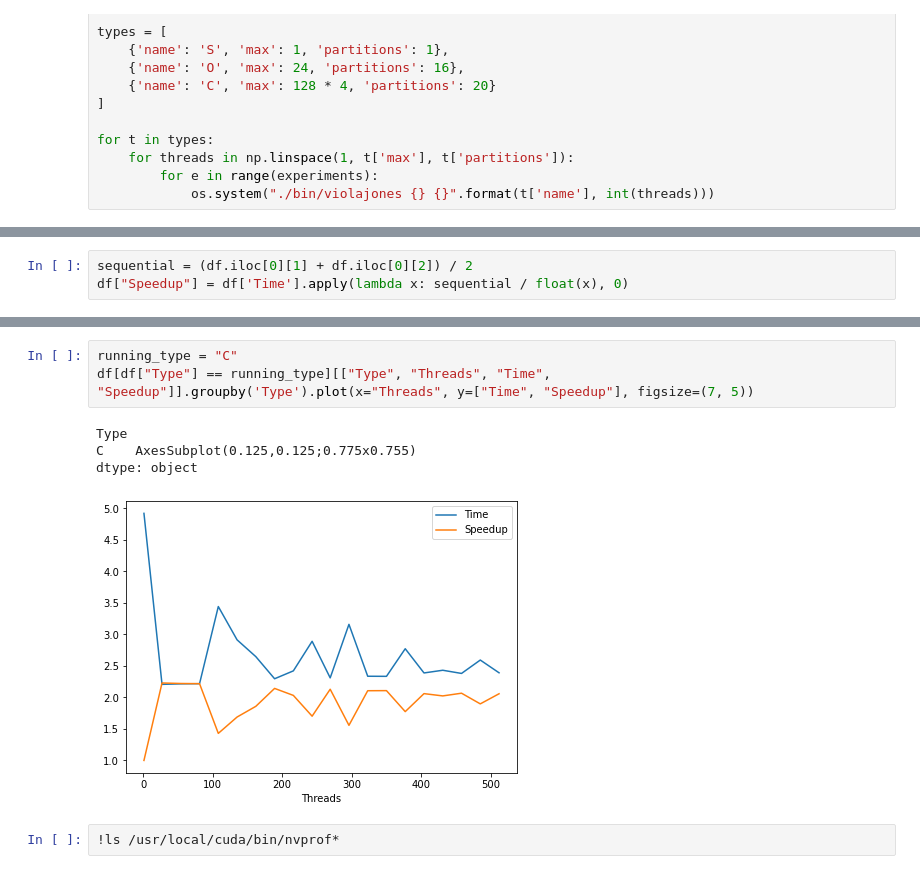
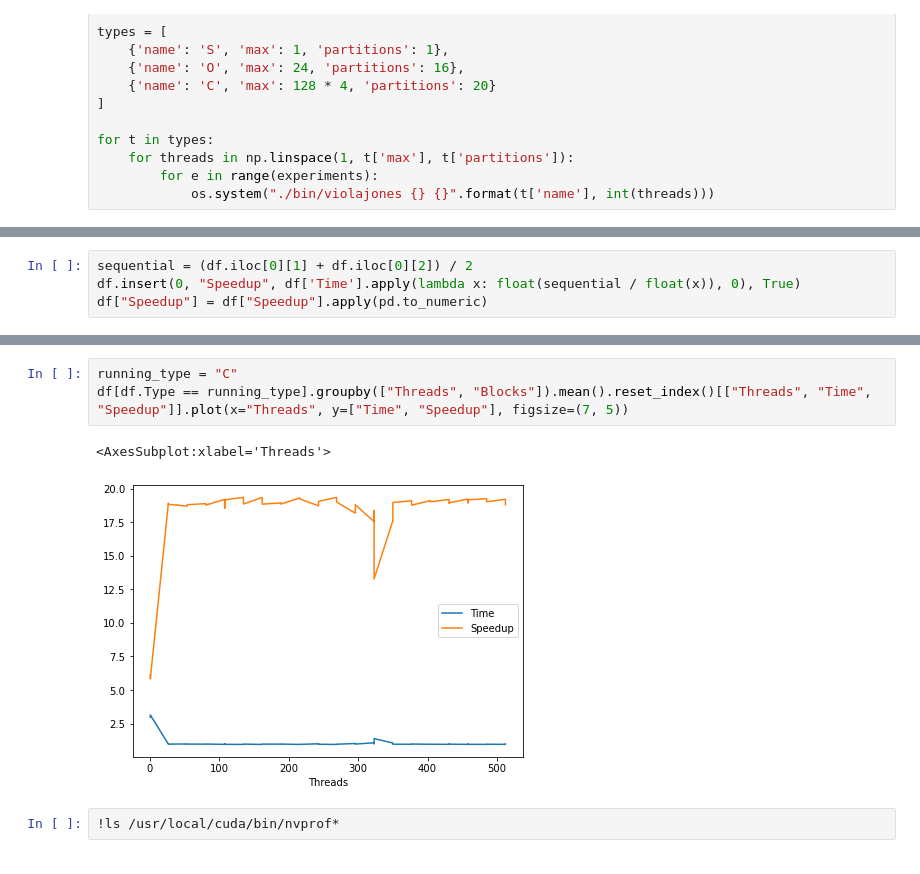
Before and after one commit to fstovarr/face_detection, a Jupyter notebook: face_detection/Analysis.ipynb, the cells around one changed output, grey strips where cells are left out. Drawn from its saved outputs; the diff is of its cells as text.

```diff
--- a/face_detection/Analysis.ipynb
+++ b/face_detection/Analysis.ipynb
@@ -133,4 +110,5 @@ df
 # %%
 sequential = (df.iloc[0][1] + df.iloc[0][2]) / 2
-df["Speedup"] = df['Time'].apply(lambda x: sequential / float(x), 0)
+df.insert(0, "Speedup", df['Time'].apply(lambda x: float(sequential / float(x)), 0), True)
+df["Speedup"] = df["Speedup"].apply(pd.to_numeric)
 # %%
@@ -156,11 +149,9 @@ df
 # %%
 running_type = "C"
-df[df["Type"] == running_type][["Type", "Threads", "Time", "Speedup"]].groupby('Type').plot(x="Threads", y=["Time", "Speedup"], figsize=(7, 5))
+df[df.Type == running_type].groupby(["Threads", "Blocks"]).mean().reset_index()[["Threads", "Time", "Speedup"]].plot(x="Threads", y=["Time", "Speedup"], figsize=(7, 5))
 # %% [output]
-Type
-C    AxesSubplot(0.125,0.125;0.775x0.755)
-dtype: object
+<AxesSubplot:xlabel='Threads'>
-[figure, old version]
+[figure, new version]
 # %%
 !ls /usr/local/cuda/bin/nvprof*
 # %% [output]
```
Also changed, not shown: parts of 6 cells of this notebook, 2 other files.
